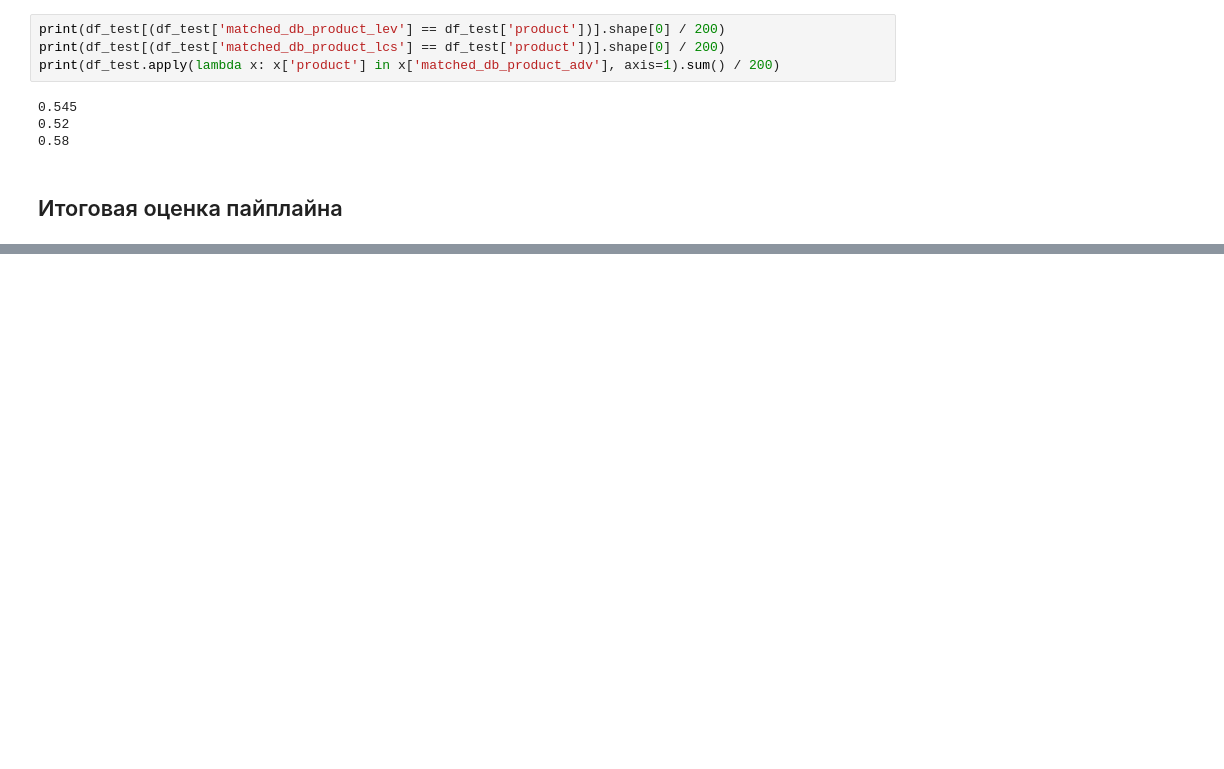
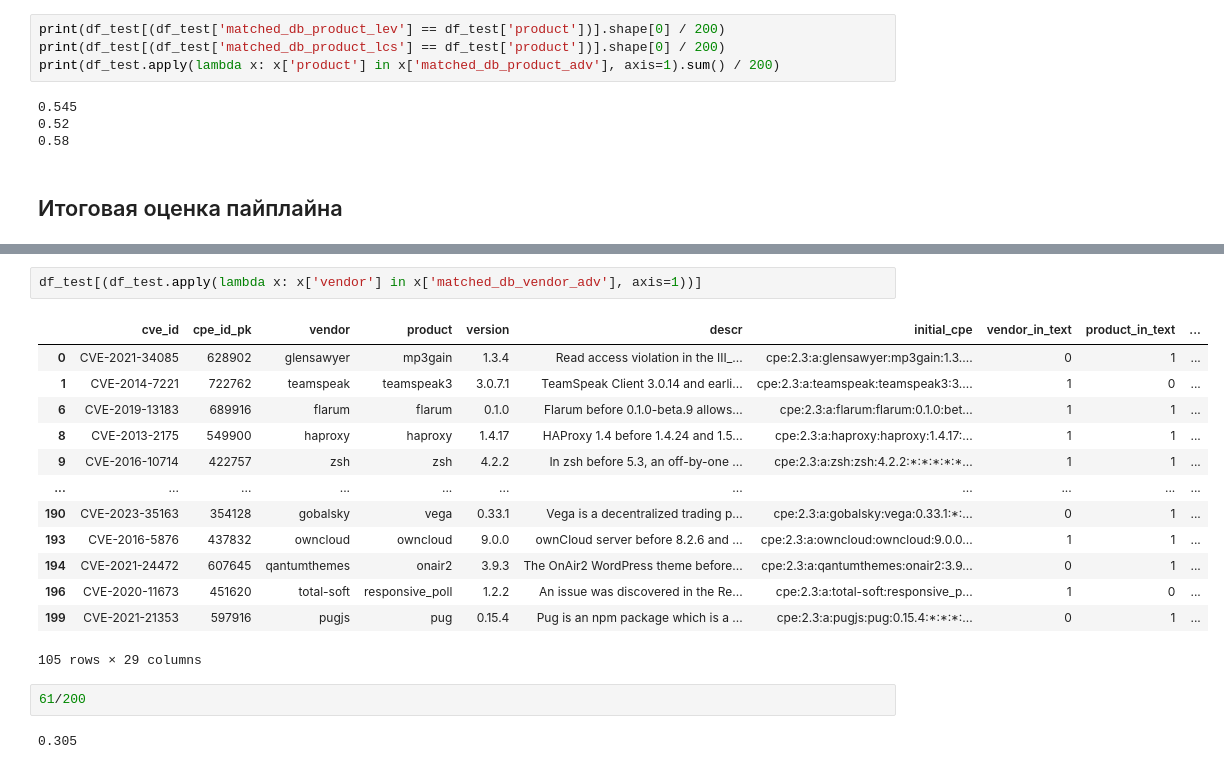
Before and after one commit to levshun/vulns_scanner, a Jupyter notebook: mikhail_code/notebooks/search_and_generate_cpe_using_ner.ipynb, the cells around one changed output, grey strips where cells are left out. Cells and saved outputs as stored; diff of their text form; blank space fills up the shorter version.

```diff
--- a/mikhail_code/notebooks/search_and_generate_cpe_using_ner.ipynb
+++ b/mikhail_code/notebooks/search_and_generate_cpe_using_ner.ipynb
@@ -665,0 +667,20 @@ df_test[(df_test['matched_db_vendor'] == df_test['vendor']) &
+# %%
+df_test[(df_test.apply(lambda x: x['vendor'] in x['matched_db_vendor_adv'], axis=1))]
+# %% [output]
+|  | cve_id | cpe_id_pk | vendor | product | version | descr | initial_cpe | vendor_in_text | product_in_text | ... |
+| 0 | CVE-2021-34085 | 628902 | glensawyer | mp3gain | 1.3.4 | Read access violation in the III_... | cpe:2.3:a:glensawyer:mp3gain:1.3.... | 0 | 1 | ... |
+| 1 | CVE-2014-7221 | 722762 | teamspeak | teamspeak3 | 3.0.7.1 | TeamSpeak Client 3.0.14 and earli... | cpe:2.3:a:teamspeak:teamspeak3:3.... | 1 | 0 | ... |
+| 6 | CVE-2019-13183 | 689916 | flarum | flarum | 0.1.0 | Flarum before 0.1.0-beta.9 allows... | cpe:2.3:a:flarum:flarum:0.1.0:bet... | 1 | 1 | ... |
+| 8 | CVE-2013-2175 | 549900 | haproxy | haproxy | 1.4.17 | HAProxy 1.4 before 1.4.24 and 1.5... | cpe:2.3:a:haproxy:haproxy:1.4.17:... | 1 | 1 | ... |
+| 9 | CVE-2016-10714 | 422757 | zsh | zsh | 4.2.2 | In zsh before 5.3, an off-by-one ... | cpe:2.3:a:zsh:zsh:4.2.2:*:*:*:*:*... | 1 | 1 | ... |
+| ... | ... | ... | ... | ... | ... | ... | ... | ... | ... | ... |
+| 190 | CVE-2023-35163 | 354128 | gobalsky | vega | 0.33.1 | Vega is a decentralized trading p... | cpe:2.3:a:gobalsky:vega:0.33.1:*:... | 0 | 1 | ... |
+| 193 | CVE-2016-5876 | 437832 | owncloud | owncloud | 9.0.0 | ownCloud server before 8.2.6 and ... | cpe:2.3:a:owncloud:owncloud:9.0.0... | 1 | 1 | ... |
+| 194 | CVE-2021-24472 | 607645 | qantumthemes | onair2 | 3.9.3 | The OnAir2 WordPress theme before... | cpe:2.3:a:qantumthemes:onair2:3.9... | 0 | 1 | ... |
+| 196 | CVE-2020-11673 | 451620 | total-soft | responsive_poll | 1.2.2 | An issue was discovered in the Re... | cpe:2.3:a:total-soft:responsive_p... | 1 | 0 | ... |
+| 199 | CVE-2021-21353 | 597916 | pugjs | pug | 0.15.4 | Pug is an npm package which is a ... | cpe:2.3:a:pugjs:pug:0.15.4:*:*:*:... | 0 | 1 | ... |
+105 rows × 29 columns
+# %%
+61/200
+# %% [output]
+0.305
```
Also changed, not shown: parts of 22 cells of this notebook, 2 other files.
